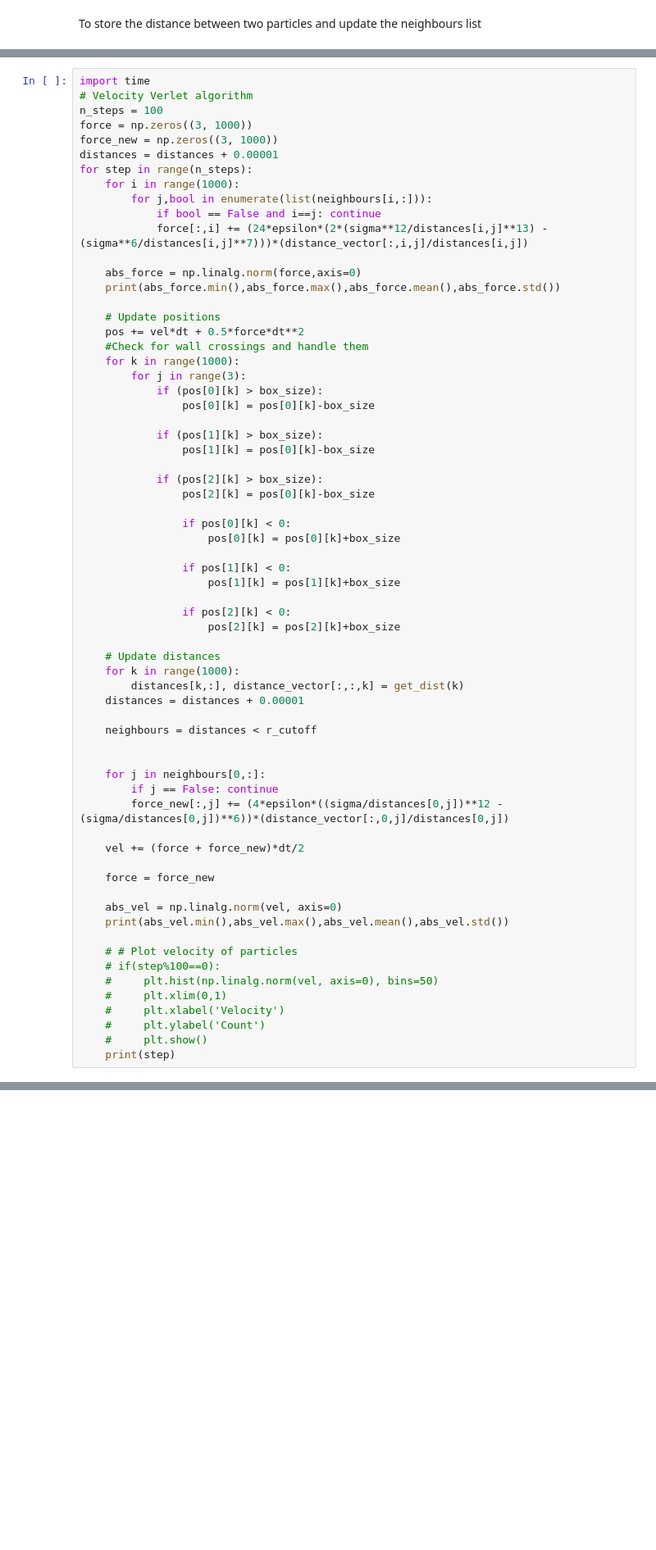
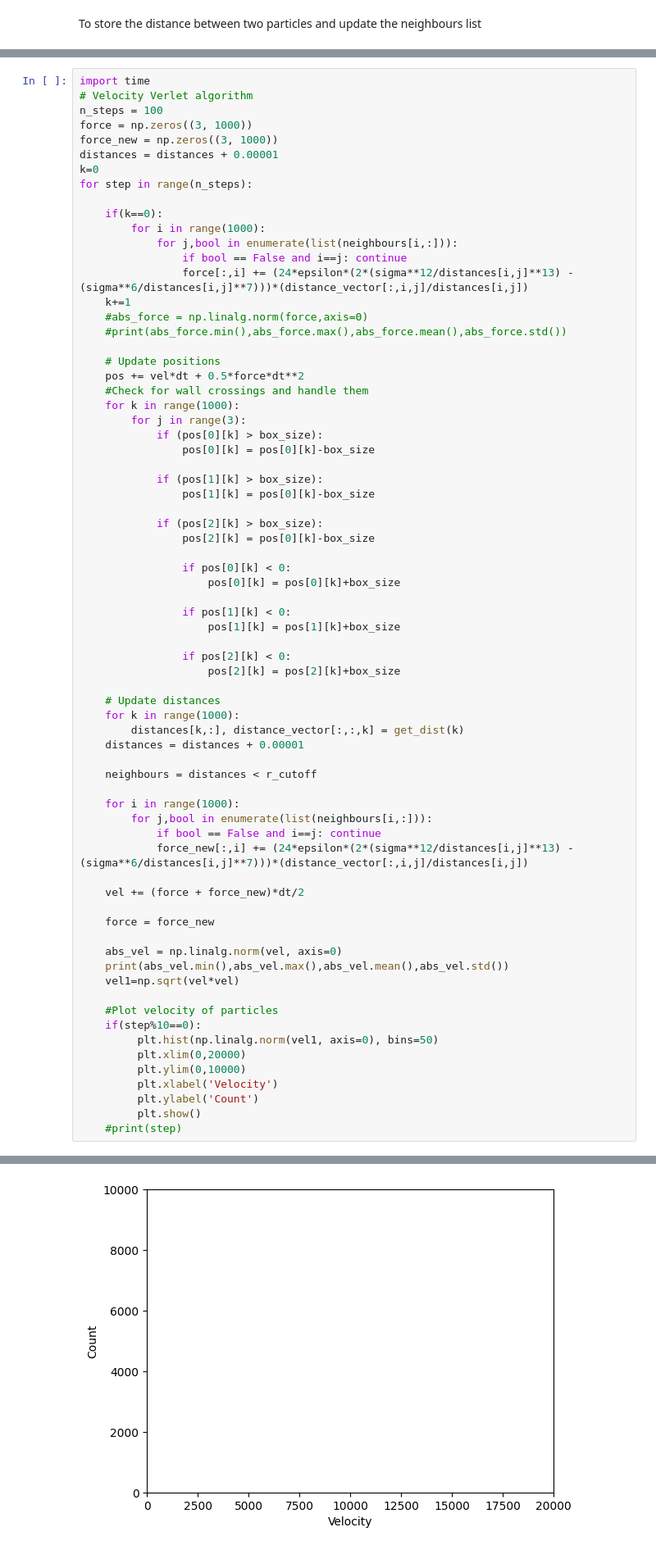
Before and after one commit to pratham-kulkarni-2003/Molecular-Dynamics, a Jupyter notebook: neighbour_list_algorithm_new1.ipynb, the cells around one changed output, grey strips where cells are left out. Shown: that part at 82% size. Drawn from its saved outputs; the diff is of its cells as text; blank space fills up the shorter version.

```diff
--- a/neighbour_list_algorithm_new1.ipynb
+++ b/neighbour_list_algorithm_new1.ipynb
@@ -63,14 +63,17 @@ n_steps = 100
 force = np.zeros((3, 1000))
 force_new = np.zeros((3, 1000))
 distances = distances + 0.00001
+k=0
 for step in range(n_steps):
-    for i in range(1000):
-        for j,bool in enumerate(list(neighbours[i,:])):
-            if bool == False and i==j: continue
-            force[:,i] += (24*epsilon*(2*(sigma**12/distances[i,j]**13) - (sigma**6/distances[i,j]**7)))*(distance_vector[:,i,j]/distances[i,j])
 
-    abs_force = np.linalg.norm(force,axis=0)
-    print(abs_force.min(),abs_force.max(),abs_force.mean(),abs_force.std())
+    if(k==0):
+        for i in range(1000):
+            for j,bool in enumerate(list(neighbours[i,:])):
+                if bool == False and i==j: continue
+                force[:,i] += (24*epsilon*(2*(sigma**12/distances[i,j]**13) - (sigma**6/distances[i,j]**7)))*(distance_vector[:,i,j]/distances[i,j])
+    k+=1
+    #abs_force = np.linalg.norm(force,axis=0)
+    #print(abs_force.min(),abs_force.max(),abs_force.mean(),abs_force.std())
 
     # Update positions
     pos += vel*dt + 0.5*force*dt**2
@@ -102,10 +105,10 @@ for step in range(n_steps):
 
     neighbours = distances < r_cutoff
 
-
-    for j in neighbours[0,:]:
-        if j == False: continue
-        force_new[:,j] += (4*epsilon*((sigma/distances[0,j])**12 - (sigma/distances[0,j])**6))*(distance_vector[:,0,j]/distances[0,j])
+    for i in range(1000):
+        for j,bool in enumerate(list(neighbours[i,:])):
+            if bool == False and i==j: continue
+            force_new[:,i] += (24*epsilon*(2*(sigma**12/distances[i,j]**13) - (sigma**6/distances[i,j]**7)))*(distance_vector[:,i,j]/distances[i,j])
 
     vel += (force + force_new)*dt/2
 
@@ -113,13 +116,15 @@ for step in range(n_steps):
 
     abs_vel = np.linalg.norm(vel, axis=0)
     print(abs_vel.min(),abs_vel.max(),abs_vel.mean(),abs_vel.std())
+    vel1=np.sqrt(vel*vel)
 
-    # # Plot velocity of particles
-    # if(step%100==0):
-    #     plt.hist(np.linalg.norm(vel, axis=0), bins=50)
-    #     plt.xlim(0,1)
-    #     plt.xlabel('Velocity')
-    #     plt.ylabel('Count')
-    #     plt.show()
-    print(step)
+    #Plot velocity of particles
+    if(step%10==0):
+         plt.hist(np.linalg.norm(vel1, axis=0), bins=50)
+         plt.xlim(0,20000)
+         plt.ylim(0,10000)
+         plt.xlabel('Velocity')
+         plt.ylabel('Count')
+         plt.show()
+    #print(step)
 # %% [output]
@@ -131,0 +132 @@ for step in range(n_steps):
+[figure, added]
```
Also changed, not shown: parts of 4 cells of this notebook.
